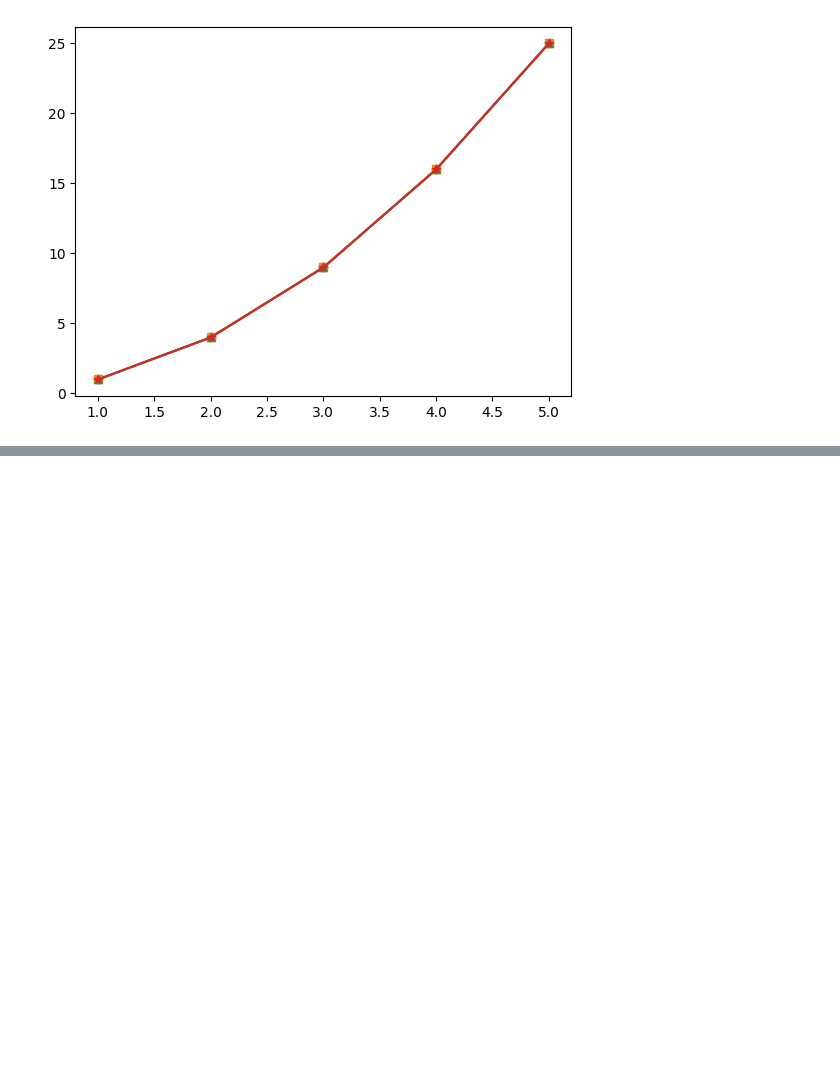
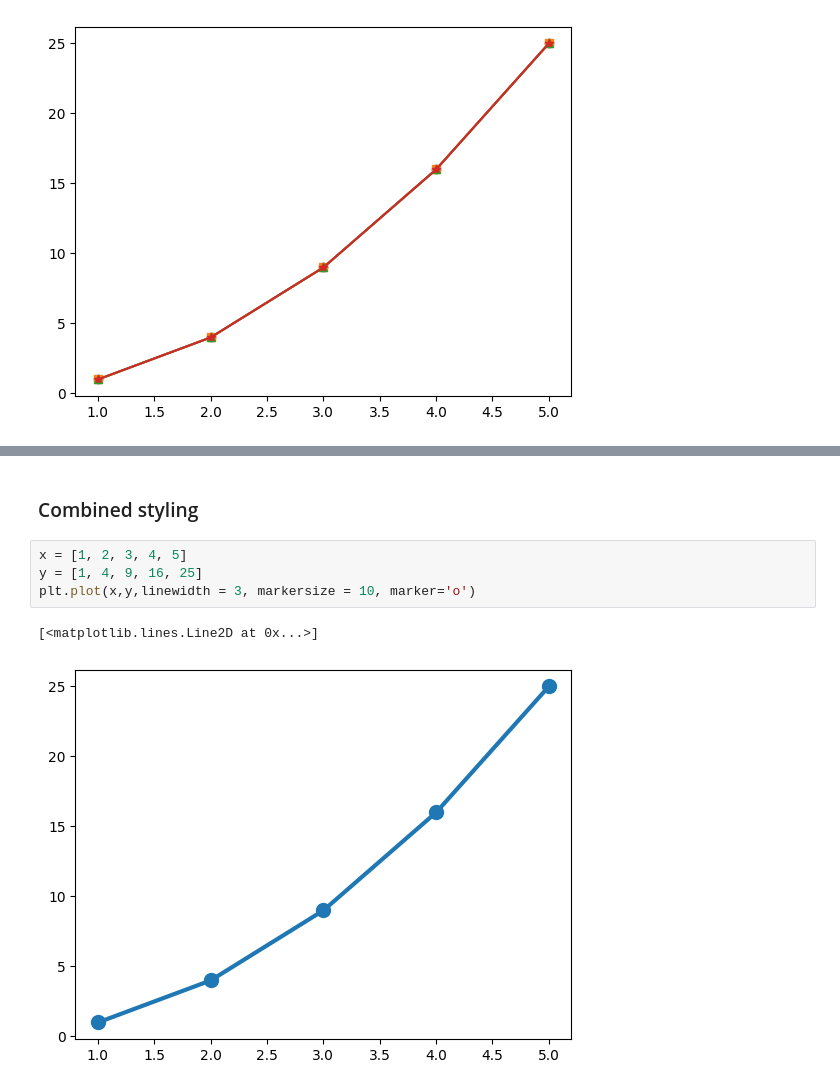
Before and after one commit to Subodhoraw/Python-revive, a Jupyter notebook: Q&A/python_details/matplotlibd/basicsmatplot.ipynb, the cells around one changed output, grey strips where cells are left out. Cells and saved outputs as stored; diff of their text form; blank space fills up the shorter version.

Commit message:
we are now starting oour intermadiate journey in matplot lib

```diff
--- a/Q&A/python_details/matplotlibd/basicsmatplot.ipynb
+++ b/Q&A/python_details/matplotlibd/basicsmatplot.ipynb
@@ -199,0 +214,9 @@ plt.show()
+# %% [markdown]
+### Combined styling
+# %%
+x = [1, 2, 3, 4, 5]
+y = [1, 4, 9, 16, 25]
+plt.plot(x,y,linewidth = 3, markersize = 10, marker='o')
+# %% [output]
+[<matplotlib.lines.Line2D at 0x...>]
+[figure, added]
```
Also changed, not shown: parts of 5 cells of this notebook, 1 other file.
